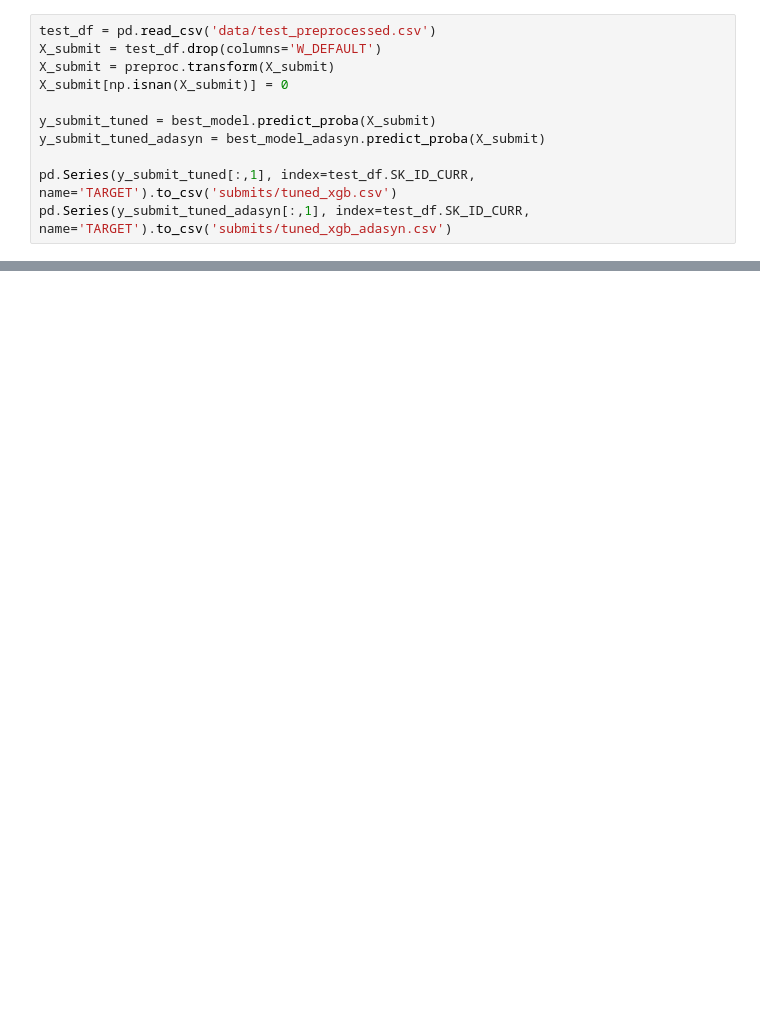
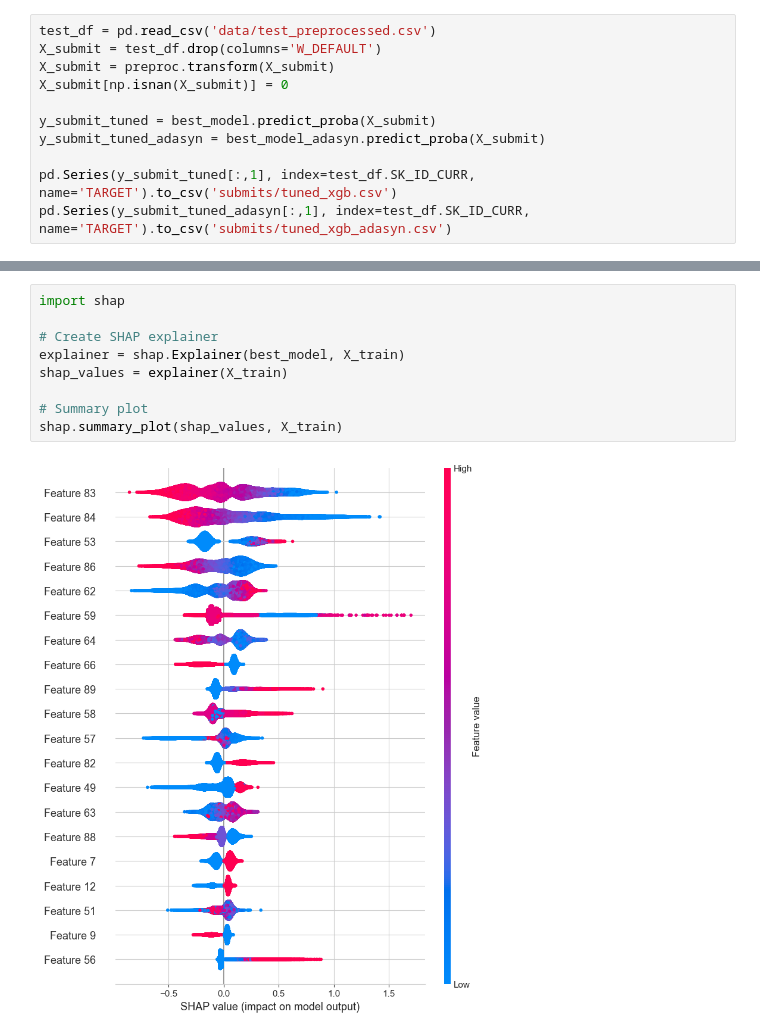
Before and after one commit to dev-dords/ML2_Project, a Jupyter notebook: tuning.ipynb, the cells around one changed output, grey strips where cells are left out. Drawn from its saved outputs; the diff is of its cells as text; blank space fills up the shorter version.

Commit message:
with SHAP

```diff
--- a/tuning.ipynb
+++ b/tuning.ipynb
@@ -213,0 +249,11 @@ pd.Series(y_submit_tuned_adasyn[:,1], index=test_df.SK_ID_CURR, name='TARGET').t
+# %%
+import shap
+
+# Create SHAP explainer
+explainer = shap.Explainer(best_model, X_train)
+shap_values = explainer(X_train)
+
+# Summary plot
+shap.summary_plot(shap_values, X_train)
+# %% [output]
+[figure, added]
```
Also changed, not shown: parts of 14 cells of this notebook.
